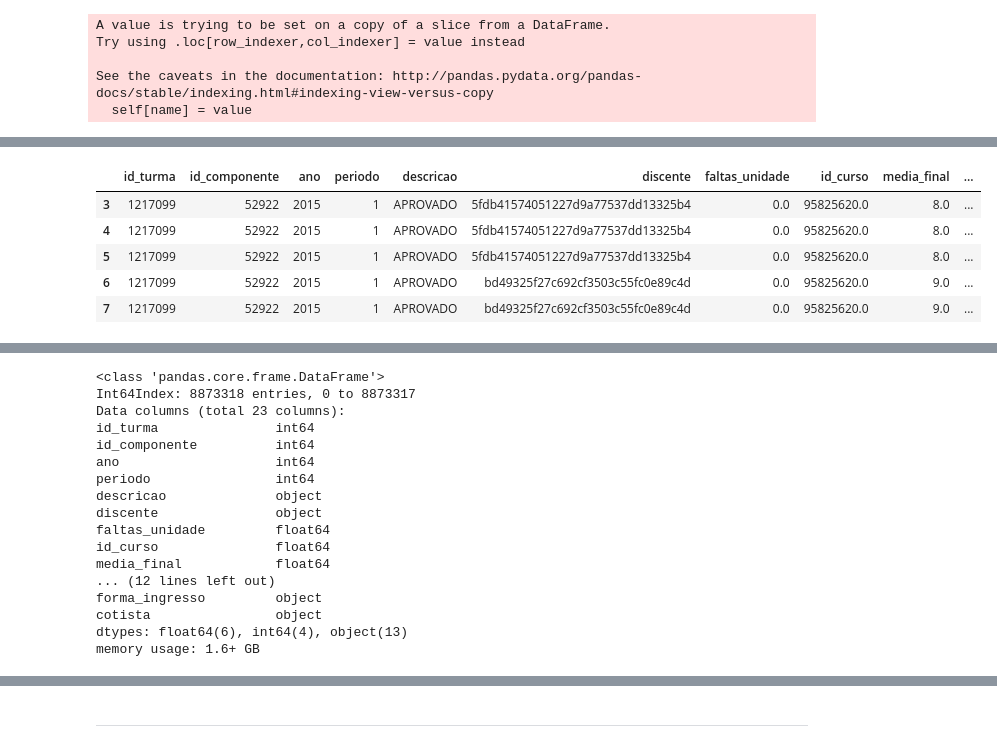
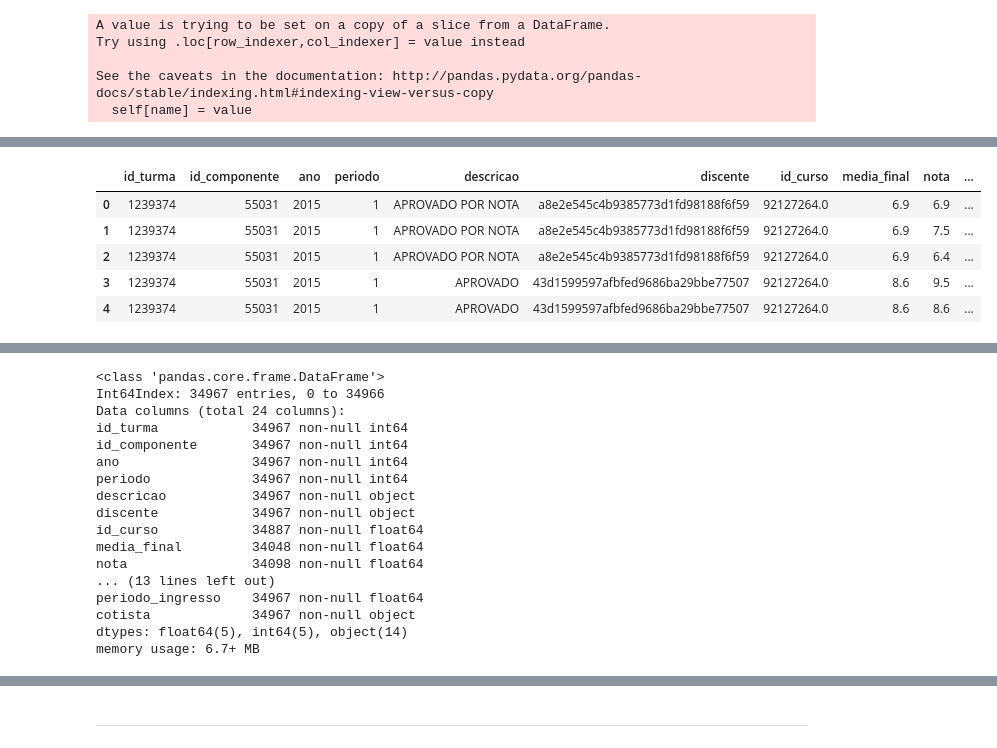
Before and after one commit to CinthiaKatiane/FinalProject-CD, a Jupyter notebook: ProjetoFinal-CD.ipynb, the cells around one changed output, grey strips where cells are left out. Cells and saved outputs as stored; diff of their text form; code cells hidden in the pictures.

```diff
--- a/ProjetoFinal-CD.ipynb
+++ b/ProjetoFinal-CD.ipynb
@@ -150,3 +237,3 @@ See the caveats in the documentation: http://pandas.pydata.org/pandas-docs/stabl
 # %%
-#df_comum = df_turmas_consolidadas.loc[df_turmas_consolidadas['id_componente_curricular'].isin(curriculo_comum)]
-#df_comum.head()
+df_comum = df_turmas_consolidadas.loc[df_turmas_consolidadas['id_componente_curricular'].isin(curriculo_comum)]
+df_comum.head()
@@ -155,11 +249,11 @@ matriculas_periodo = ['dados/matricula-2015.1.csv','dados/matricula-2015.2.csv',
                       'dados/matricula-2016.1.csv','dados/matricula-2016.2.csv',
                       'dados/matricula-2017.1.csv','dados/matricula-2017.2.csv',]
 
-colunas_mat = ['descricao','discente','faltas_unidade','id_curso','id_turma','media_final','nota','numero_total_faltas','reposicao','unidade']
+colunas_mat = ['descricao','discente','id_curso','id_turma','media_final','nota','reposicao','unidade']
 # %%
 frames_mat = [pd.read_csv(matric, sep=';')[colunas_mat] for matric in matriculas_periodo]
 # %%
-df_matriculas = pd.concat(frames_mat, sort=True)
+df_matriculas = pd.concat(frames_mat)
 # %%
 df_matriculas.head()
 # %% [output]
@@ -172,5 +266,5 @@ df_matriculas.head()
 # %%
-df_turma_matricula = pd.merge(df_turmas_consolidadas, df_matriculas, on='id_turma')
+df_turma_matricula = pd.merge(df_comum, df_matriculas, on='id_turma')
 df_turma_matricula.head()
 # %% [output]
 |  | id_turma | codigo_turma | id_componente_curricular | nivel_ensino | ano | periodo | situacao_turma | ... |
@@ -196,15 +289,13 @@ df_turma_matricula.head()
 # %%
-df_tm = df_turma_matricula.loc[~df_turma_matricula['descricao'].isin(['INDEFERIDO', 'CANCELADO', 'EXCLUIDA', 'DESISTENCIA'])]
-df_tm.sort_values('unidade').drop_duplicates(subset=['id_turma', 'discente'], keep='last')
-
-df_tm.head()
+df_turma_matricula = df_turma_matricula.loc[~df_turma_matricula['descricao'].isin(['INDEFERIDO', 'CANCELADO', 'EXCLUIDA', 'DESISTENCIA'])]
+df_turma_matricula.head()
 # %% [output]
-|  | id_turma | id_componente | ano | periodo | descricao | discente | faltas_unidade | id_curso | media_final | ... |
-| 3 | 1217099 | 52922 | 2015 | 1 | APROVADO | 5fdb41574051227d9a77537dd13325b4 | 0.0 | 95825620.0 | 8.0 | ... |
-| 4 | 1217099 | 52922 | 2015 | 1 | APROVADO | 5fdb41574051227d9a77537dd13325b4 | 0.0 | 95825620.0 | 8.0 | ... |
-| 5 | 1217099 | 52922 | 2015 | 1 | APROVADO | 5fdb41574051227d9a77537dd13325b4 | 0.0 | 95825620.0 | 8.0 | ... |
-| 6 | 1217099 | 52922 | 2015 | 1 | APROVADO | bd49325f27c692cf3503c55fc0e89c4d | 0.0 | 95825620.0 | 9.0 | ... |
-| 7 | 1217099 | 52922 | 2015 | 1 | APROVADO | bd49325f27c692cf3503c55fc0e89c4d | 0.0 | 95825620.0 | 9.0 | ... |
+|  | id_turma | id_componente | ano | periodo | descricao | discente | id_curso | media_final | nota | ... |
+| 0 | 1239374 | 55031 | 2015 | 1 | APROVADO POR NOTA | a8e2e545c4b9385773d1fd98188f6f59 | 92127264.0 | 6.9 | 6.9 | ... |
+| 1 | 1239374 | 55031 | 2015 | 1 | APROVADO POR NOTA | a8e2e545c4b9385773d1fd98188f6f59 | 92127264.0 | 6.9 | 7.5 | ... |
+| 2 | 1239374 | 55031 | 2015 | 1 | APROVADO POR NOTA | a8e2e545c4b9385773d1fd98188f6f59 | 92127264.0 | 6.9 | 6.4 | ... |
+| 3 | 1239374 | 55031 | 2015 | 1 | APROVADO | 43d1599597afbfed9686ba29bbe77507 | 92127264.0 | 8.6 | 9.5 | ... |
+| 4 | 1239374 | 55031 | 2015 | 1 | APROVADO | 43d1599597afbfed9686ba29bbe77507 | 92127264.0 | 8.6 | 8.6 | ... |
 # %%
 df_info_complementar = pd.read_csv('http://dados.ufrn.br/dataset/80b1a8e9-2e40-4c6c-97ea-d595a3c8b8f5/resource/0e287fe5-badb-4b34-b1bf-8815db5dfbeb/download/dados-pessoais-discentes',
 sep=';')
@@ -219,24 +310,24 @@ df_info_complementar.head()
 | 3 | d4f89fe5c6dd43692b3c1fc4ce324fd5 | M | 22-04-1949 | Não Informado | Rio Grande do Norte | NaN | NaN | NaN | ... |
 | 4 | e2f244371122aea4140427ada6f391b4 | M | 21-03-1944 | Não Informado | Rio Grande do Norte | NATAL | Rio Grande do Norte | NATAL | ... |
 # %%
-df_info = pd.merge(df_tm, df_info_complementar, on='discente')
-df_info = df_info.drop(['nivel_ensino','ano_ingresso', 'periodo_ingresso'], axis=1)
+df_info = pd.merge(df_turma_matricula, df_info_complementar, on='discente')
+df_info.drop(['nivel_ensino','ano_ingresso', 'periodo_ingresso'], axis=1)
 df_info.info()
 # %% [output]
 <class 'pandas.core.frame.DataFrame'>
-Int64Index: 8873318 entries, 0 to 8873317
-Data columns (total 23 columns):
-id_turma               int64
-id_componente          int64
-ano                    int64
-periodo                int64
-descricao              object
-discente               object
-faltas_unidade         float64
-id_curso               float64
-media_final            float64
-... (12 lines left out)
-forma_ingresso         object
-cotista                object
-dtypes: float64(6), int64(4), object(13)
-memory usage: 1.6+ GB
+Int64Index: 34967 entries, 0 to 34966
+Data columns (total 24 columns):
+id_turma            34967 non-null int64
+id_componente       34967 non-null int64
+ano                 34967 non-null int64
+periodo             34967 non-null int64
+descricao           34967 non-null object
+discente            34967 non-null object
+id_curso            34887 non-null float64
+media_final         34048 non-null float64
+nota                34098 non-null float64
+... (13 lines left out)
+periodo_ingresso    34967 non-null float64
+cotista             34967 non-null object
+dtypes: float64(5), int64(5), object(14)
+memory usage: 6.7+ MB
```
Also changed, not shown: parts of 50 cells of this notebook, 2 other files.
